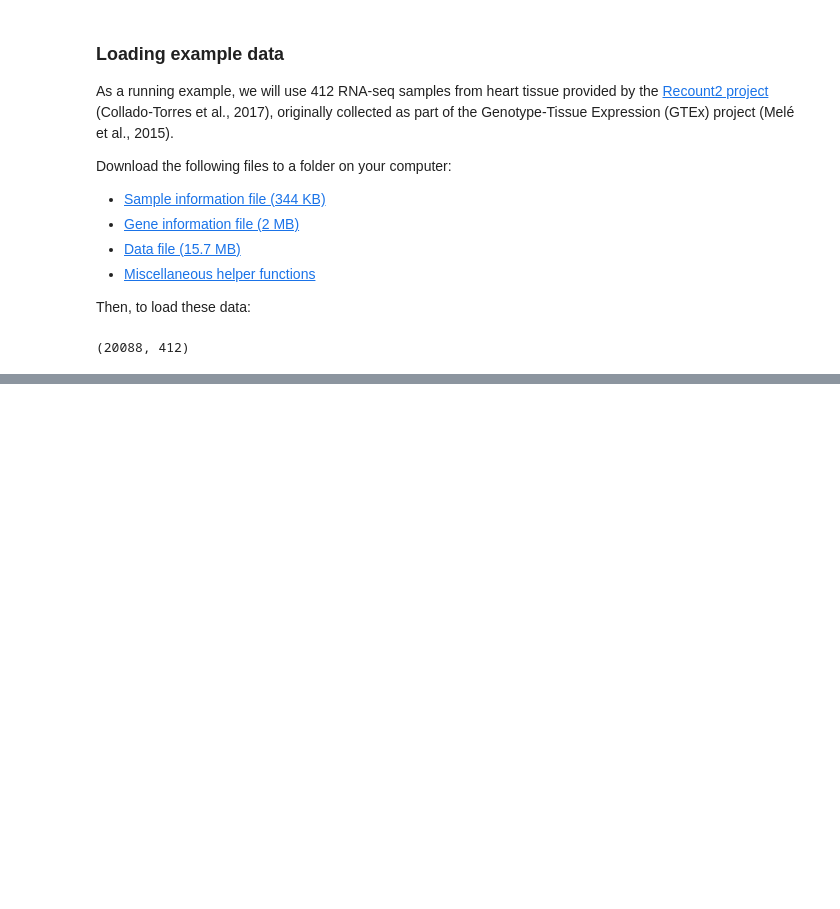
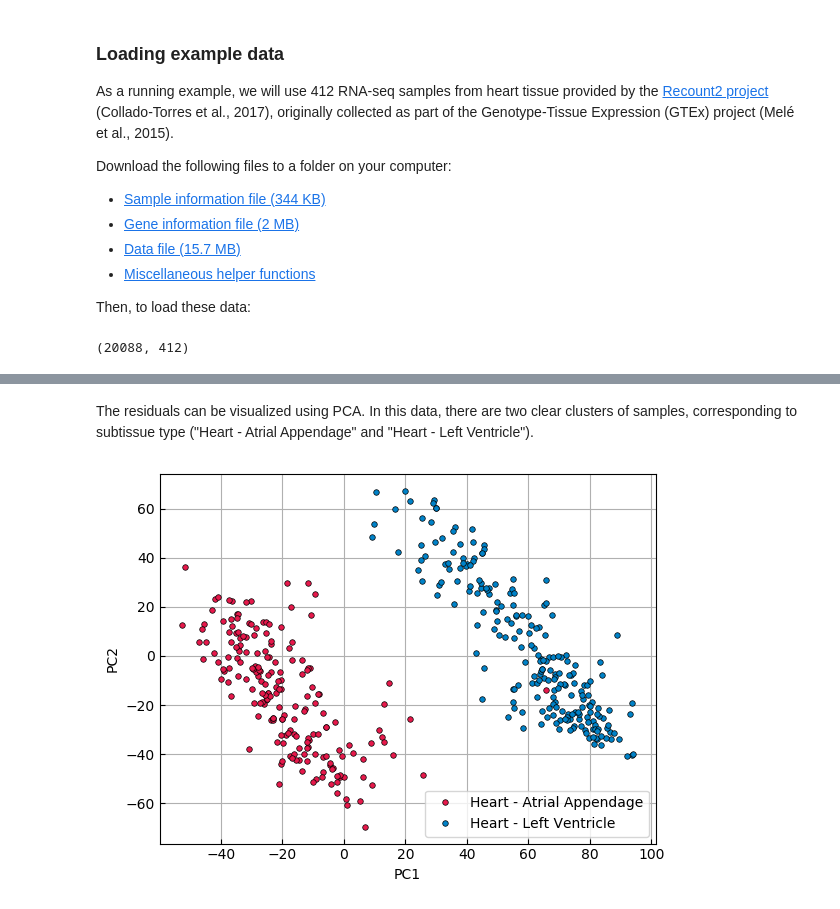
Before and after one commit to jwmi/BilinearModelsExamples, a Jupyter notebook: tutorial/Tutorial for BilinearModels package.ipynb, the cells around one changed output, grey strips where cells are left out. Saved outputs shown, nothing was run; the diff lists cells and outputs as text; code cells hidden in the pictures; blank space fills up the shorter version.

```diff
--- a/tutorial/Tutorial for BilinearModels package.ipynb
+++ b/tutorial/Tutorial for BilinearModels package.ipynb
@@ -114,0 +121,4 @@ GBMs allow one to model a data matrix using row covariates, column covariates, a
+# %%
+X = ones(I,1)  # feature covariate matrix is a column of ones (i.e., intercepts only)
+Z = ones(J,1)  # sample covariate matrix is a column of ones (i.e., intercepts only)
+M = 0;         # no latent factors
@@ -114,0 +127,2 @@ GBMs allow one to model a data matrix using row covariates, column covariates, a
+# %%
+A,B,C,D,U,V,S,T,omega,logp = BilinearModels.fit(Y,X,Z,M);  # fit the model
@@ -114,0 +140,2 @@ GBMs allow one to model a data matrix using row covariates, column covariates, a
+# %%
+Eps,Sigma = BilinearModels.residuals(Y,X,Z,A,B,C,D,U,V,S,T,omega);  # compute the residuals
@@ -114,0 +162,8 @@ GBMs allow one to model a data matrix using row covariates, column covariates, a
+# %% [markdown]
+The residuals can be visualized using PCA. In this data, there are two clear clusters of samples, corresponding to subtissue type ("Heart - Atrial Appendage" and "Heart - Left Ventricle").
+# %%
+figure(1); clf(); grid(true)
+scores = pcaplot(Eps',sample_info[!,:smtsd]; ms=4, mec="k")
+legend();
+# %% [output]
+[figure, added]
```
Also changed, not shown: parts of 11 cells of this notebook.
